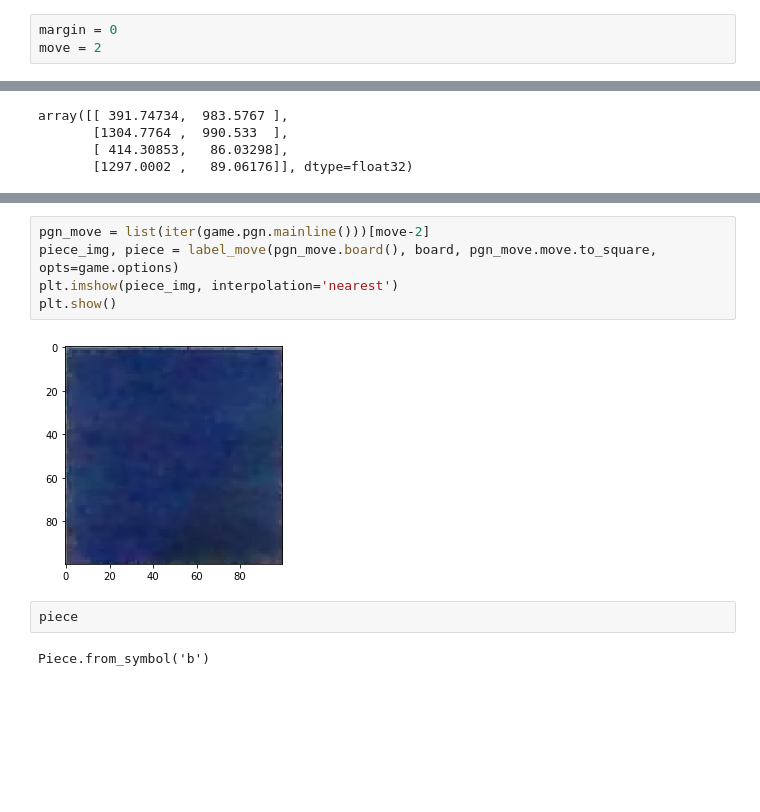
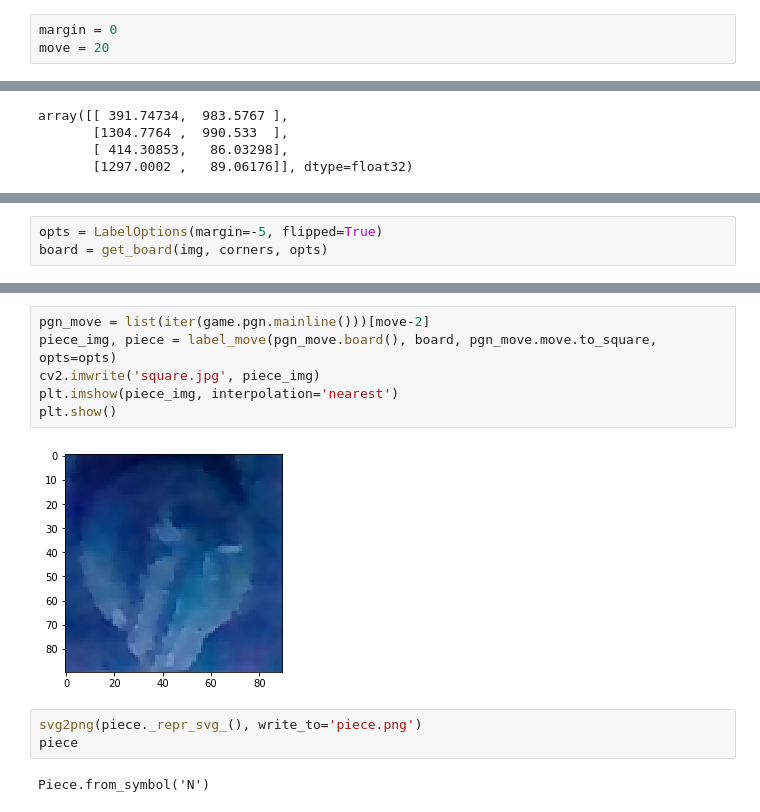
Before and after one commit to mulac/chess-vision, a Jupyter notebook: notebooks/games.ipynb, the cells around one changed output, grey strips where cells are left out. Drawn from its saved outputs; the diff is of its cells as text; blank space fills up the shorter version.

```diff
--- a/notebooks/games.ipynb
+++ b/notebooks/games.ipynb
@@ -34,4 +34,4 @@ len(moves)
 ## Visualise Game
 # %%
 margin = 0
-move = 2
+move = 20
@@ -59,2 +67,5 @@ plt.show()
+# %%
+opts = LabelOptions(margin=-5, flipped=True)
+board = get_board(img, corners, opts)
 # %%
 plt.figure(figsize=(10,10))
@@ -71,11 +86,13 @@ Board('rnbqk2r/ppp2p1p/6pb/3pP2n/3P1p2/5N2/PPP1B1PP/RNBQ1RK1 w kq - 2 8')
 # %%
 pgn_move = list(iter(game.pgn.mainline()))[move-2]
-piece_img, piece = label_move(pgn_move.board(), board, pgn_move.move.to_square, opts=game.options)
+piece_img, piece = label_move(pgn_move.board(), board, pgn_move.move.to_square, opts=opts)
+cv2.imwrite('square.jpg', piece_img)
 plt.imshow(piece_img, interpolation='nearest')
 plt.show()
 # %% [output]
-[figure, old version]
+[figure, new version]
 # %%
+svg2png(piece._repr_svg_(), write_to='piece.png')
 piece
 # %% [output]
-Piece.from_symbol('b')
+Piece.from_symbol('N')
```
Also changed, not shown: parts of 7 cells of this notebook, 10 other files.
